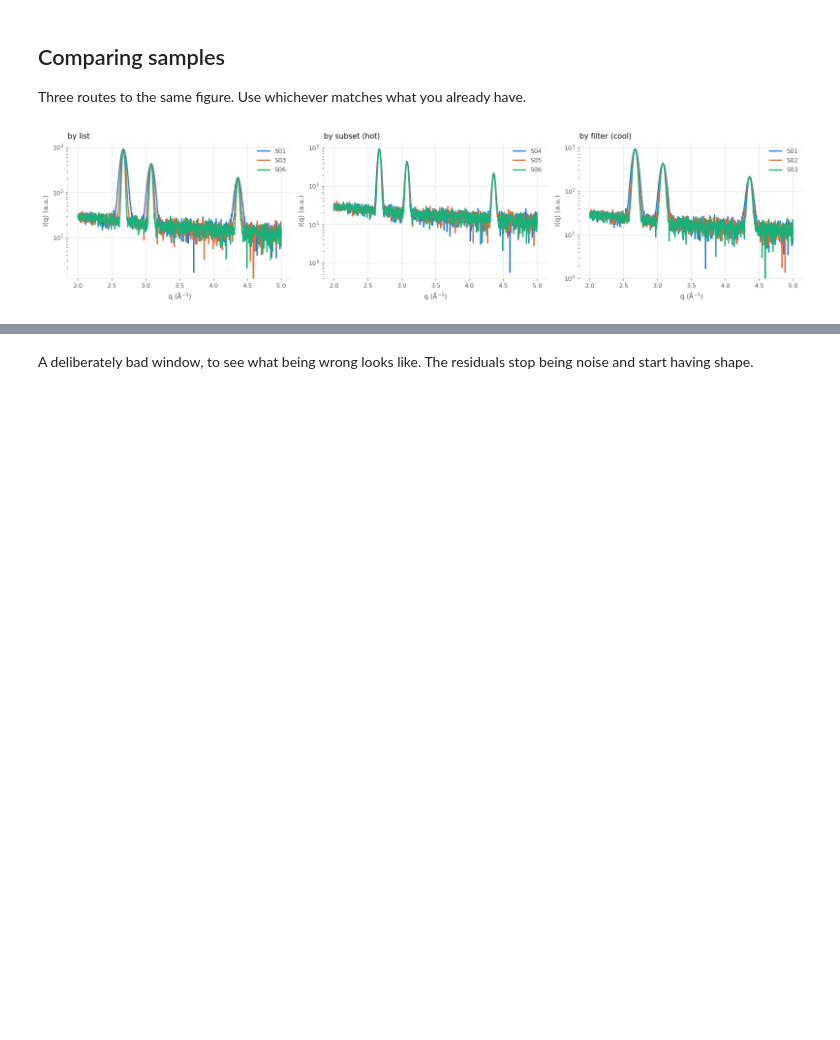
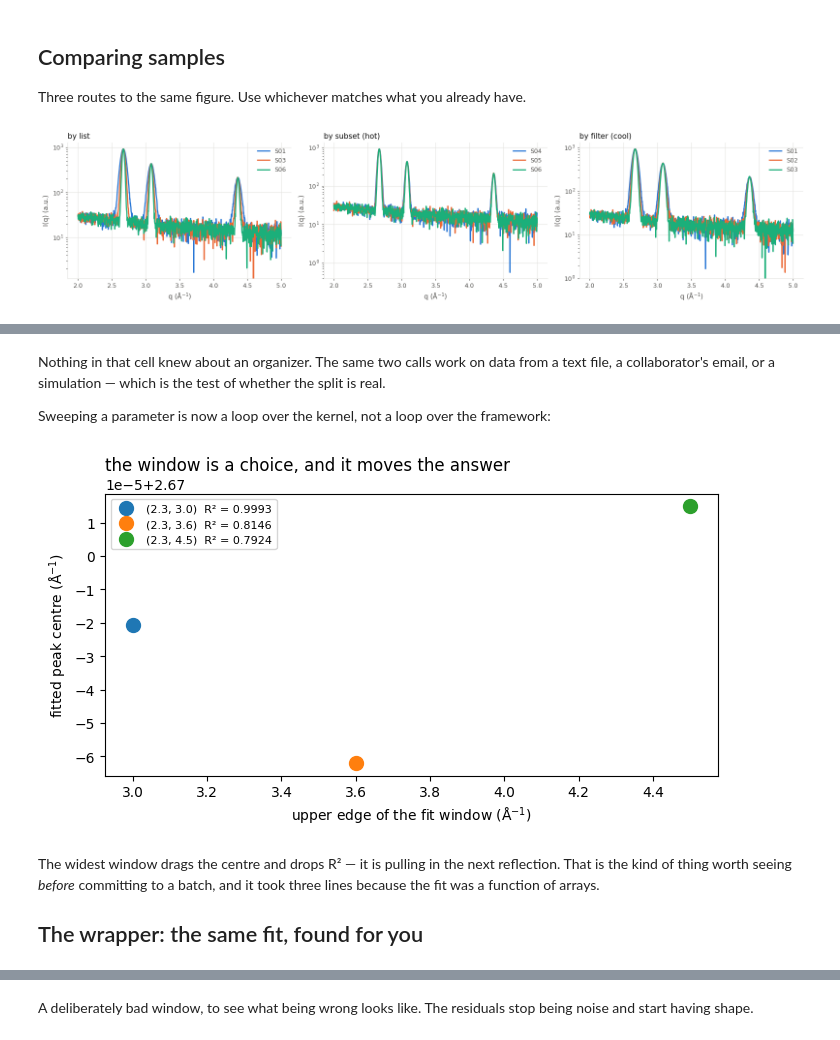
Before and after one commit to yugangzhang/pyDataOrg, a Jupyter notebook: notebook/12_use_organizer.ipynb, the cells around one changed output, grey strips where cells are left out. Saved outputs shown, nothing was run; the diff lists cells and outputs as text; code cells hidden in the pictures; blank space fills up the shorter version.

```diff
--- a/notebook/12_use_organizer.ipynb
+++ b/notebook/12_use_organizer.ipynb
@@ -336,3 +376,30 @@ the mistake.
+# %% [markdown]
+Nothing in that cell knew about an organizer. The same two calls work on data
+from a text file, a collaborator's email, or a simulation — which is the test
+of whether the split is real.
+
+Sweeping a parameter is now a loop over the kernel, not a loop over the
+framework:
+# %%
+fig, ax = plt.subplots(figsize=(7, 4))
+for window in [(2.3, 3.0), (2.3, 3.6), (2.3, 4.5)]:
+    trial = fit_peaks(x, Y[0], n_peaks=1, x_range=window, background="linear")
+    ax.plot(window[1], trial.params["peak1_center"], "o", ms=10,
+            label=f"{window}  R² = {trial.r2:.4f}")
+
+ax.set_xlabel("upper edge of the fit window (Å$^{-1}$)")
+ax.set_ylabel("fitted peak centre (Å$^{-1}$)")
+ax.set_title("the window is a choice, and it moves the answer", loc="left")
+ax.legend(fontsize=8)
+fig.tight_layout()
+# %% [output]
+[figure, added]
+# %% [markdown]
+The widest window drags the centre and drops R² — it is pulling in the next
+reflection. That is the kind of thing worth seeing *before* committing to a
+batch, and it took three lines because the fit was a function of arrays.
+
+## The wrapper: the same fit, found for you
 # %%
 params = dict(x_range=(2.3, 3.0), n_peaks=1, background="linear")
 
```
Also changed, not shown: parts of 9 cells of this notebook, 2 other files.
